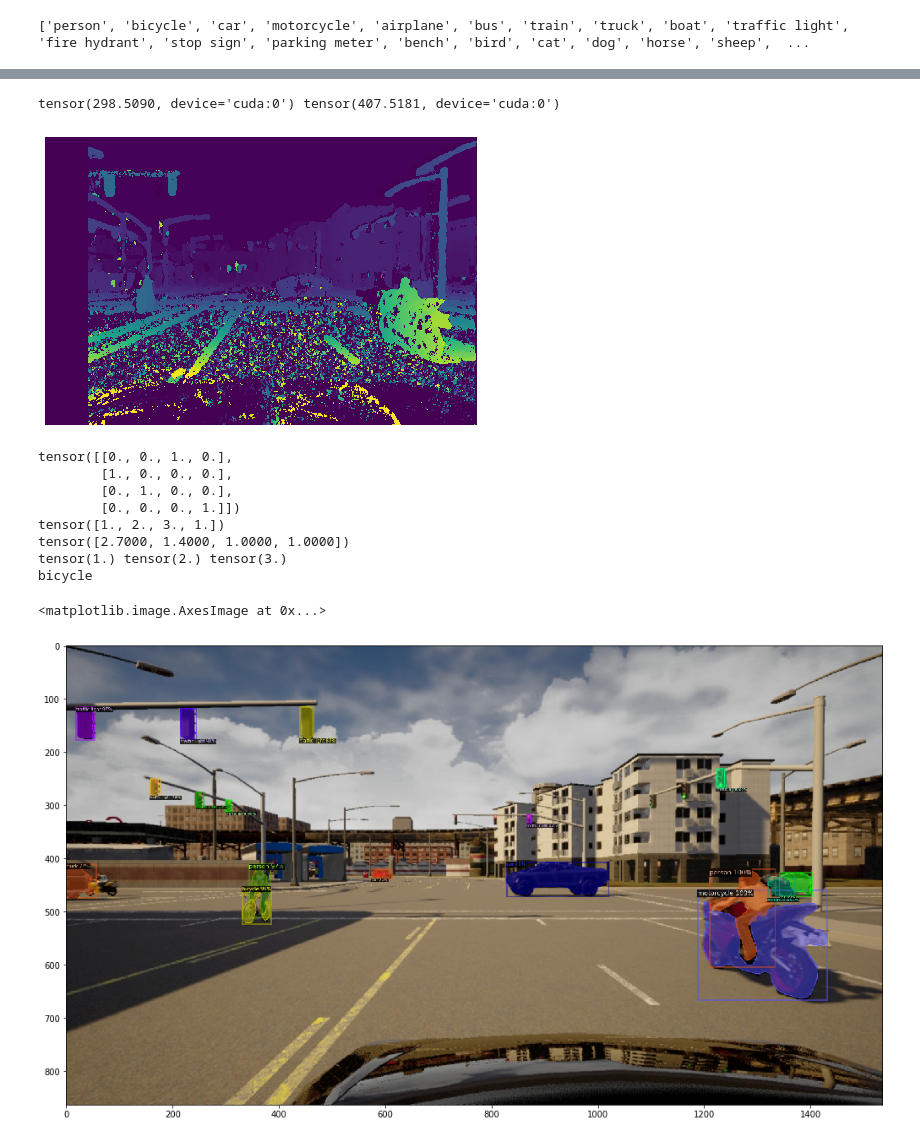
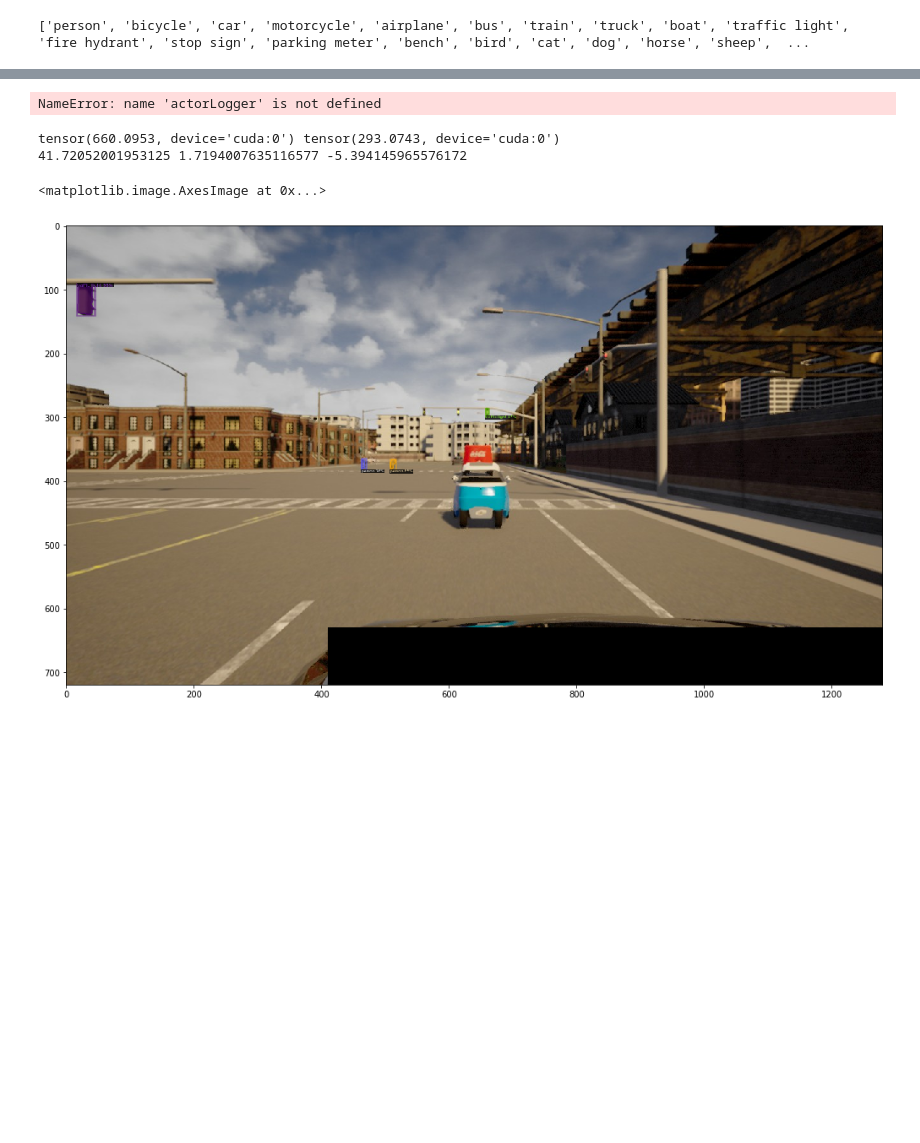
Before and after one commit to najibghadri/msc-thesis, a Jupyter notebook: detector/detector.ipynb, the cells around one changed output, grey strips where cells are left out. Cells and saved outputs as stored; diff of their text form; code cells hidden in the pictures; blank space fills up the shorter version.

```diff
--- a/detector/detector.ipynb
+++ b/detector/detector.ipynb
@@ -43,12 +39,14 @@ baseline_R = 0.5 # right side
 
 # rotation matrices
 
-# translation matrices
+# translation matrices (first swap then rotate then translate : F * R)
 translate_F = torch.tensor([[1.,0,0,-0.3],[0,1.,0,0.4],[0,0,1.,-1.0],[0,0,0,1.]])
-
 
 # {"x": z, "y": x, "z": y } Switch between CARLA UE and image coordinate system
 swap_axes = torch.tensor([[0,0,1.0,0],[1,0,0,0],[0,1.0,0,0],[0,0,0,1.]])
+
+# full transforms matrices
+transform_F = torch.mm(translate_F, swap_axes)
 
 # camera properties
 fov=90
@@ -156,72 +197,60 @@ KeyboardInterrupt:
+# %%
+actorLogger.save()
+# %% [output]
+NameError: name 'actorLogger' is not defined
 # %%
-imgL = cv2.imread('/home/najib/Thesis/Rendering/1/out/114FL.jpg')
-imgR = cv2.imread('/home/najib/Thesis/Rendering/1/out/114FR.jpg')
+imgL = cv2.imread('/home/najib/Thesis/Rendering/3/out/260FL.jpg')
+imgR = cv2.imread('/home/najib/Thesis/Rendering/3/out/260FR.jpg')
+
+imgL[630:H, 410:W] = [0,0,0]
+imgR[630:H, 0:880] = [15,15,15]
+
 outputs = predictor(imgL)
 # look at the outputs. See https://detectron2.readthedocs.io/tutorials/models.html#model-output-format for specification
 # outputs["instances"].pred_boxes[0]
 
-i =2
+i =3
 [[cx, cy]] = outputs["instances"].pred_boxes[i].get_centers()
 print(cx, cy)
 
 grayL = cv2.cvtColor(imgL, cv2.COLOR_BGR2GRAY)
 grayR = cv2.cvtColor(imgR, cv2.COLOR_BGR2GRAY)
 disp = stereo.compute(grayL, grayR).astype(np.float32) / 16.0
 disparity = (disp)
 
-fig = plt.figure(frameon=False)
-
-ax = plt.Axes(fig, [0., 0., 1., 1.])
-ax.set_axis_off()
-fig.add_axes(ax)
-
-ax.imshow(disparity, aspect='auto')
-plt.savefig('foo.png', bbox_inches='tight',transparent=True, pad_inches=0)
-plt.show()
-
 mask = outputs["instances"].pred_masks[i]
 masked = torch.tensor(disparity)[mask]
 nonnegative = masked > 0  # negative values in depth map mean unmatched regions
-normdist = masked[nonnegative].mean()
+mean_disparity = masked[nonnegative].mean()
 
-difference = normdist
+if(torch.isnan(mean_disparity)):
+    mean_disparity = torch.tensor(0.1)
 
+# Inverse projection
 dx = cx - W/2
 dy = cy - H/2
-z = torch.tensor(f*baseline_F)/difference
+z = f*baseline_F/mean_disparity
 x = dx*z/f
 y = dy*z/f
 
+# Swap axes to RL coordinates and translate
+pos = torch.tensor([x,y,z,1])
+[x,y,z, _] = torch.mv(transform_F,pos)
 
-x = torch.tensor(1.0)
-y = torch.tensor(2.0)
-z = torch.tensor(3.0)
+x = float(x)
+y = float(y)
+z = float(z)
 
-ll = torch.tensor([x,y,z,1])
+print(x,y,z)
 
-print(swap_axes)
-print(ll)
-swaped = torch.mv(swap_axes,ll)
-print(torch.mv(translate_F,swaped))
-print(x,y,z)
-print(things[outputs["instances"].pred_classes[i]])
 
-v = Visualizer(imgL[:, :, ::-1], MetadataCatalog.get(cfg.DATASETS.TRAIN[0]), scale=1.2)
+v = Visualizer(imgL[:, :, ::-1], MetadataCatalog.get(cfg.DATASETS.TRAIN[0]), scale=1)
 v = v.draw_instance_predictions(outputs["instances"].to("cpu"))
 detim = v.get_image()
-
 plt.figure(figsize=(20,10))
 plt.imshow(detim)
 # %% [output]
-tensor(298.5090, device='cuda:0') tensor(407.5181, device='cuda:0')
+tensor(660.0953, device='cuda:0') tensor(293.0743, device='cuda:0')
+41.72052001953125 1.7194007635116577 -5.394145965576172
+<matplotlib.image.AxesImage at 0x...>
-[figure, old version]
+[figure, new version]
-tensor([[0., 0., 1., 0.],
-        [1., 0., 0., 0.],
-        [0., 1., 0., 0.],
-        [0., 0., 0., 1.]])
-tensor([1., 2., 3., 1.])
-tensor([2.7000, 1.4000, 1.0000, 1.0000])
-tensor(1.) tensor(2.) tensor(3.)
-bicycle
-<matplotlib.image.AxesImage at 0x...>
-[figure, removed]
```
Also changed, not shown: parts of 5 cells of this notebook, 9 other files.
